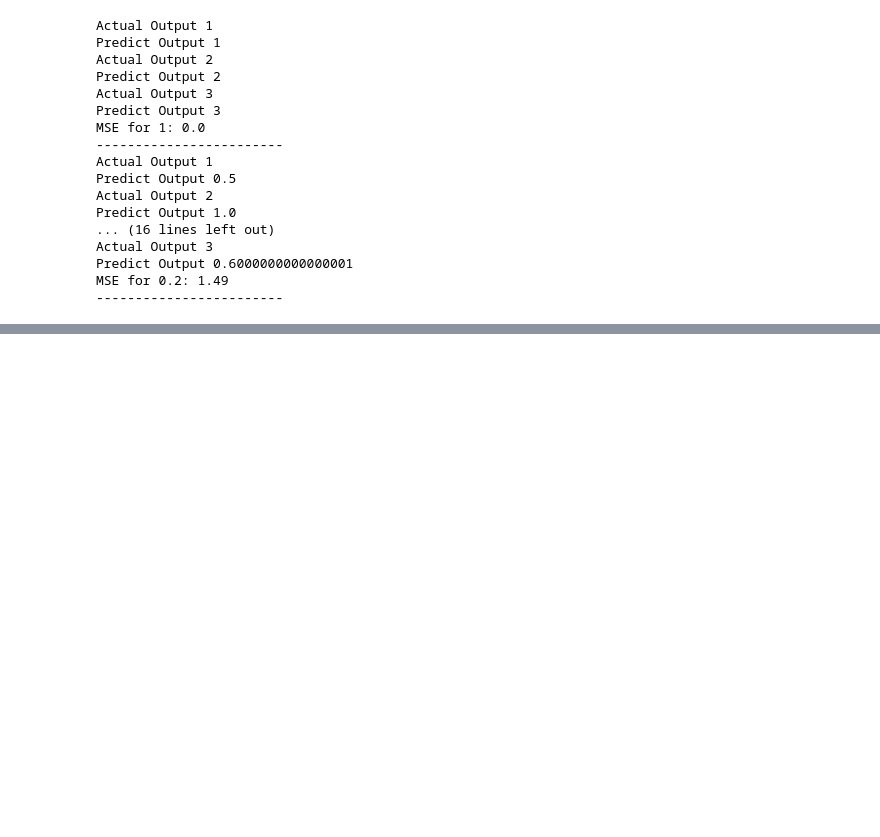
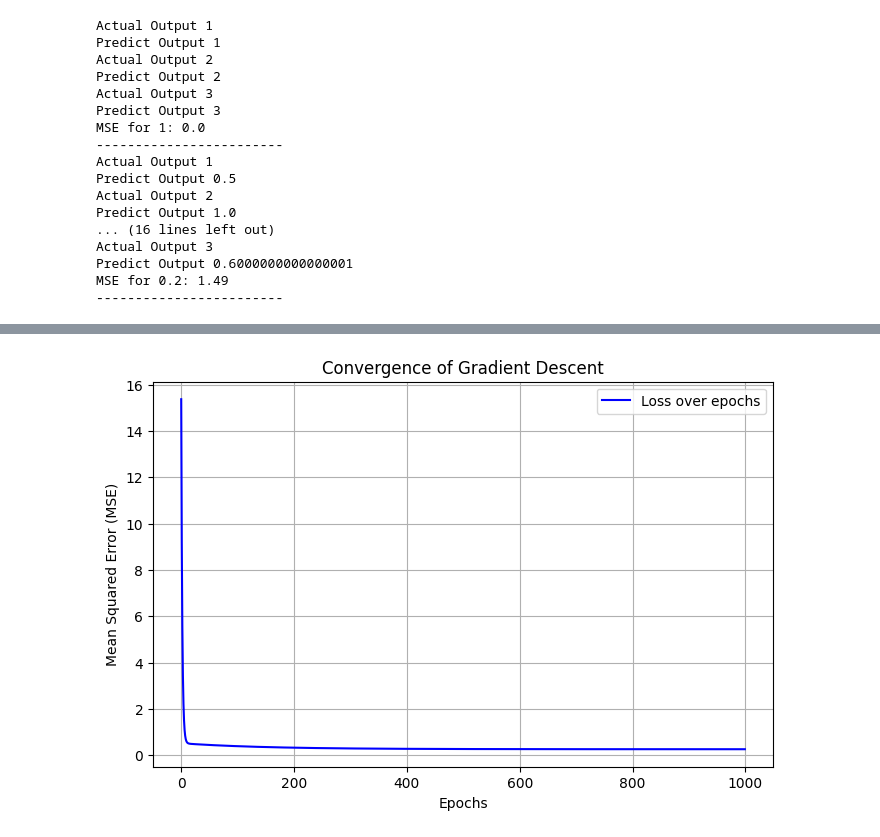
Before and after one commit to Shimul-Zahan/ML-Bootcamp, a Jupyter notebook: Regression/simple_LR.ipynb, the cells around one changed output, grey strips where cells are left out. Drawn from its saved outputs; the diff is of its cells as text; code cells hidden in the pictures; blank space fills up the shorter version.

```diff
--- a/Regression/simple_LR.ipynb
+++ b/Regression/simple_LR.ipynb
@@ -62,3 +62,52 @@ Actual Output 3
 Predict Output 0.6000000000000001
 MSE for 0.2: 1.49
 ------------------------
+# %%
+# Example data
+X = np.array([1, 2, 3, 4, 5])  # Input features
+y = np.array([2.2, 2.8, 4.5, 3.7, 5.5])  # Target values
+
+# Initialize weights and bias
+w, b = 0.0, 0.0
+
+# Hyperparameters
+learning_rate = 0.01
+epochs = 1000
+n = len(X)
+
+# Store loss values for visualization
+loss_values = []
+
+# Gradient Descent
+for epoch in range(epochs):
+    # Predicted values
+    y_pred = w * X + b
+
+    # Gradients
+    dw = (-2 / n) * np.sum(X * (y - y_pred))
+    db = (-2 / n) * np.sum(y - y_pred)
+
+    # Update weights and bias
+    w -= learning_rate * dw
+    b -= learning_rate * db
+
+    # Calculate loss (MSE)
+    loss = np.mean((y - y_pred) ** 2)
+    loss_values.append(loss)
+
+    if epoch % 100 == 0:
+        print(f"Epoch {epoch}, Loss: {loss:.4f}, w: {w:.4f}, b: {b:.4f}")
+
+# Final weights and bias
+print(f"Final w: {w:.4f}, Final b: {b:.4f}")
+
+# Plot loss convergence
+plt.figure(figsize=(8, 5))
+plt.plot(range(epochs), loss_values, label='Loss over epochs', color='blue')
+plt.xlabel('Epochs')
+plt.ylabel('Mean Squared Error (MSE)')
+plt.title('Convergence of Gradient Descent')
+plt.legend()
+plt.grid()
+plt.show()
+# %% [output]
@@ -64,0 +125 @@ MSE for 0.2: 1.49
+[figure, added]
```
Also changed, not shown: parts of 3 cells of this notebook.
